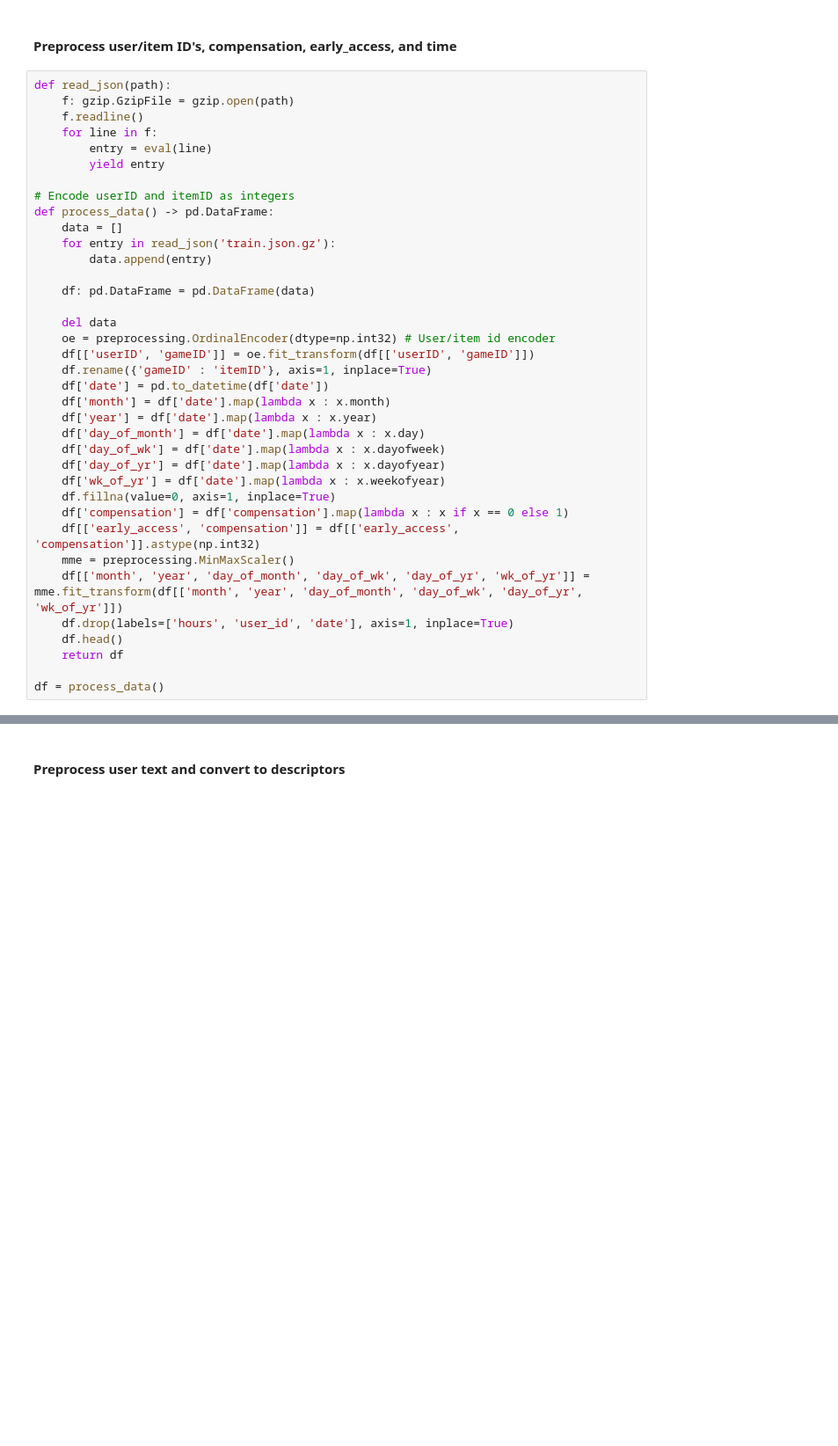
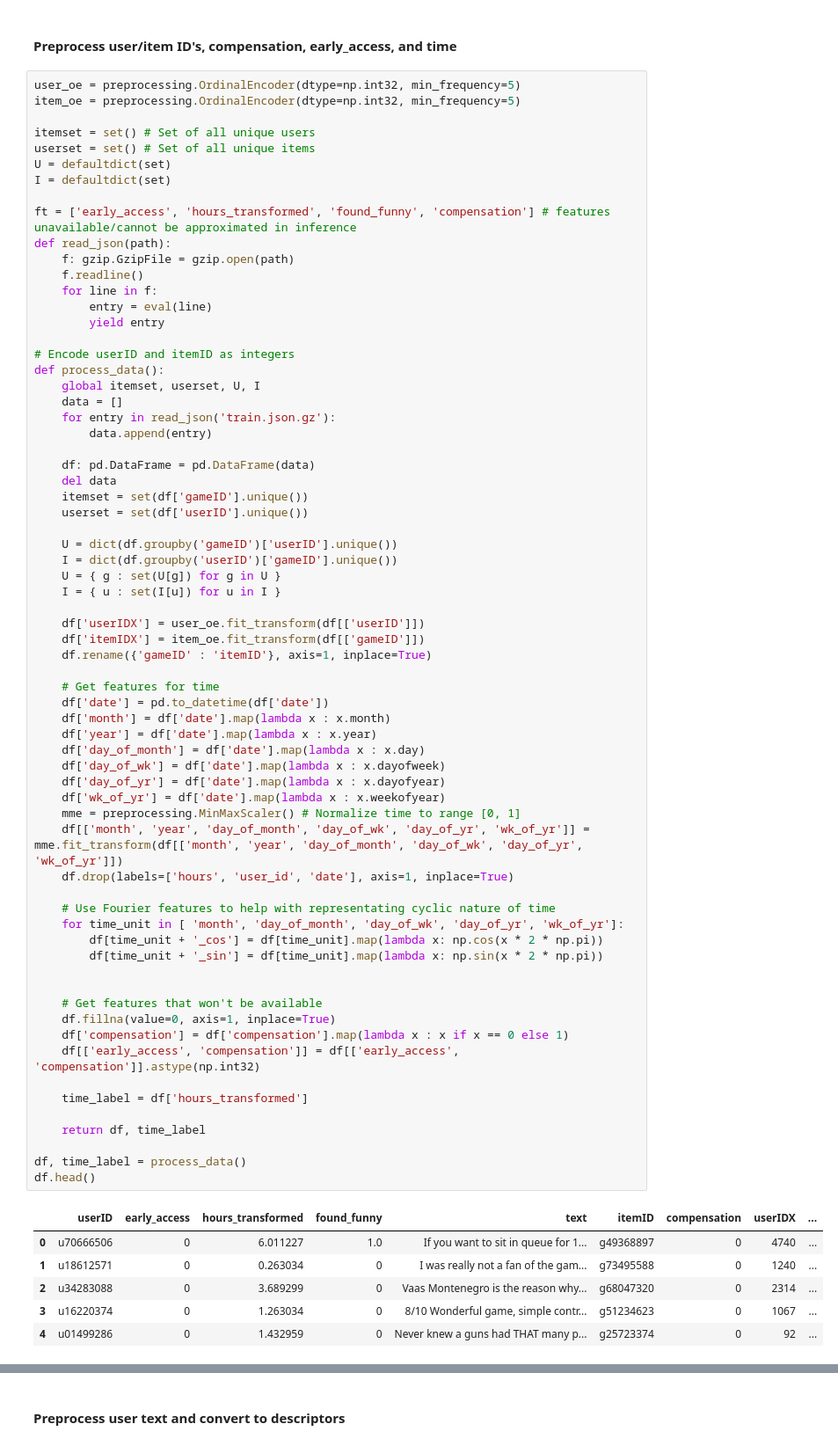
Before and after one commit to benjxia/CSE258-A1, a Jupyter notebook: assignment1.ipynb, the cells around one changed output, grey strips where cells are left out. Shown: that part at 88% size. Drawn from its saved outputs; the diff is of its cells as text; blank space fills up the shorter version.

Commit message:
full dim text features (VERY SLOW)

```diff
--- a/assignment1.ipynb
+++ b/assignment1.ipynb
@@ -28,39 +31,76 @@ torch.manual_seed(RANDOM_SEED)
 # %% [markdown]
 #### Preprocess user/item ID's, compensation, early_access, and time
 # %%
+user_oe = preprocessing.OrdinalEncoder(dtype=np.int32, min_frequency=5)
+item_oe = preprocessing.OrdinalEncoder(dtype=np.int32, min_frequency=5)
+
+itemset = set() # Set of all unique users
+userset = set() # Set of all unique items
+U = defaultdict(set)
+I = defaultdict(set)
+
+ft = ['early_access', 'hours_transformed', 'found_funny', 'compensation'] # features unavailable/cannot be approximated in inference
 def read_json(path):
     f: gzip.GzipFile = gzip.open(path)
     f.readline()
     for line in f:
         entry = eval(line)
         yield entry
 
 # Encode userID and itemID as integers
-def process_data() -> pd.DataFrame:
+def process_data():
+    global itemset, userset, U, I
     data = []
     for entry in read_json('train.json.gz'):
         data.append(entry)
 
     df: pd.DataFrame = pd.DataFrame(data)
+    del data
+    itemset = set(df['gameID'].unique())
+    userset = set(df['userID'].unique())
 
-    del data
-    oe = preprocessing.OrdinalEncoder(dtype=np.int32) # User/item id encoder
-    df[['userID', 'gameID']] = oe.fit_transform(df[['userID', 'gameID']])
+    U = dict(df.groupby('gameID')['userID'].unique())
+    I = dict(df.groupby('userID')['gameID'].unique())
+    U = { g : set(U[g]) for g in U }
+    I = { u : set(I[u]) for u in I }
+
+    df['userIDX'] = user_oe.fit_transform(df[['userID']])
+    df['itemIDX'] = item_oe.fit_transform(df[['gameID']])
     df.rename({'gameID' : 'itemID'}, axis=1, inplace=True)
+
+    # Get features for time
     df['date'] = pd.to_datetime(df['date'])
     df['month'] = df['date'].map(lambda x : x.month)
     df['year'] = df['date'].map(lambda x : x.year)
     df['day_of_month'] = df['date'].map(lambda x : x.day)
     df['day_of_wk'] = df['date'].map(lambda x : x.dayofweek)
     df['day_of_yr'] = df['date'].map(lambda x : x.dayofyear)
     df['wk_of_yr'] = df['date'].map(lambda x : x.weekofyear)
+    mme = preprocessing.MinMaxScaler() # Normalize time to range [0, 1]
+    df[['month', 'year', 'day_of_month', 'day_of_wk', 'day_of_yr', 'wk_of_yr']] = mme.fit_transform(df[['month', 'year', 'day_of_month', 'day_of_wk', 'day_of_yr', 'wk_of_yr']])
+    df.drop(labels=['hours', 'user_id', 'date'], axis=1, inplace=True)
+
+    # Use Fourier features to help with representating cyclic nature of time
+    for time_unit in [ 'month', 'day_of_month', 'day_of_wk', 'day_of_yr', 'wk_of_yr']:
+        df[time_unit + '_cos'] = df[time_unit].map(lambda x: np.cos(x * 2 * np.pi))
+        df[time_unit + '_sin'] = df[time_unit].map(lambda x: np.sin(x * 2 * np.pi))
+
+
+    # Get features that won't be available
     df.fillna(value=0, axis=1, inplace=True)
     df['compensation'] = df['compensation'].map(lambda x : x if x == 0 else 1)
     df[['early_access', 'compensation']] = df[['early_access', 'compensation']].astype(np.int32)
-    mme = preprocessing.MinMaxScaler()
-    df[['month', 'year', 'day_of_month', 'day_of_wk', 'day_of_yr', 'wk_of_yr']] = mme.fit_transform(df[['month', 'year', 'day_of_month', 'day_of_wk', 'day_of_yr', 'wk_of_yr']])
-    df.drop(labels=['hours', 'user_id', 'date'], axis=1, inplace=True)
-    df.head()
-    return df
 
-df = process_data()
+    time_label = df['hours_transformed']
+
+    return df, time_label
+
+df, time_label = process_data()
+df.head()
+# %% [output]
+|  | userID | early_access | hours_transformed | found_funny | text | itemID | compensation | userIDX | ... |
+| 0 | u70666506 | 0 | 6.011227 | 1.0 | If you want to sit in queue for 1... | g49368897 | 0 | 4740 | ... |
+| 1 | u18612571 | 0 | 0.263034 | 0 | I was really not a fan of the gam... | g73495588 | 0 | 1240 | ... |
+| 2 | u34283088 | 0 | 3.689299 | 0 | Vaas Montenegro is the reason why... | g68047320 | 0 | 2314 | ... |
+| 3 | u16220374 | 0 | 1.263034 | 0 | 8/10 Wonderful game, simple contr... | g51234623 | 0 | 1067 | ... |
+| 4 | u01499286 | 0 | 1.432959 | 0 | Never knew a guns had THAT many p... | g25723374 | 0 | 92 | ... |
```
Also changed, not shown: parts of 13 cells of this notebook.
